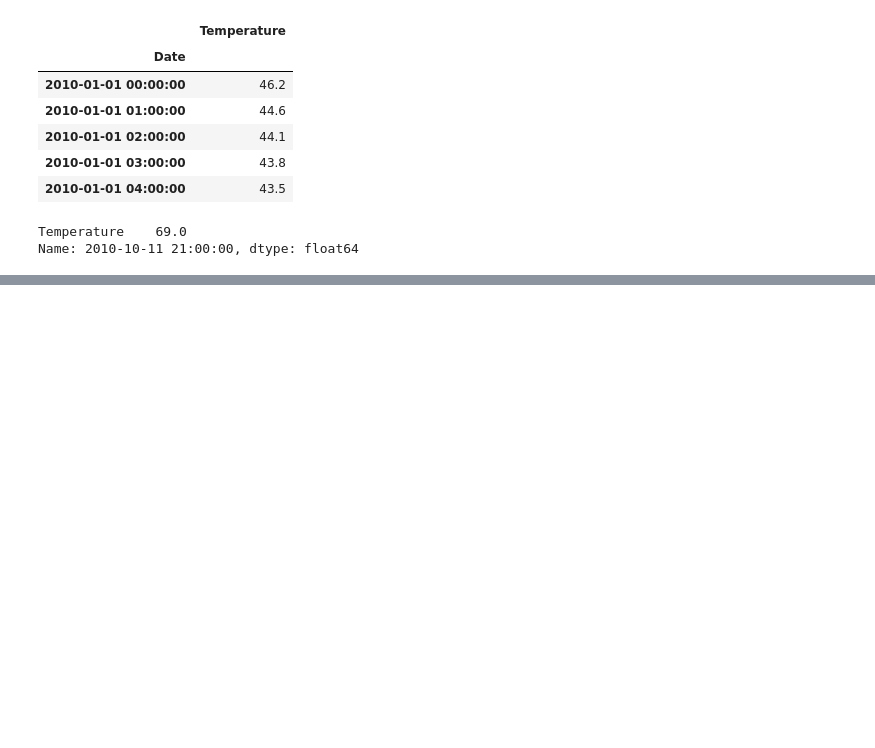
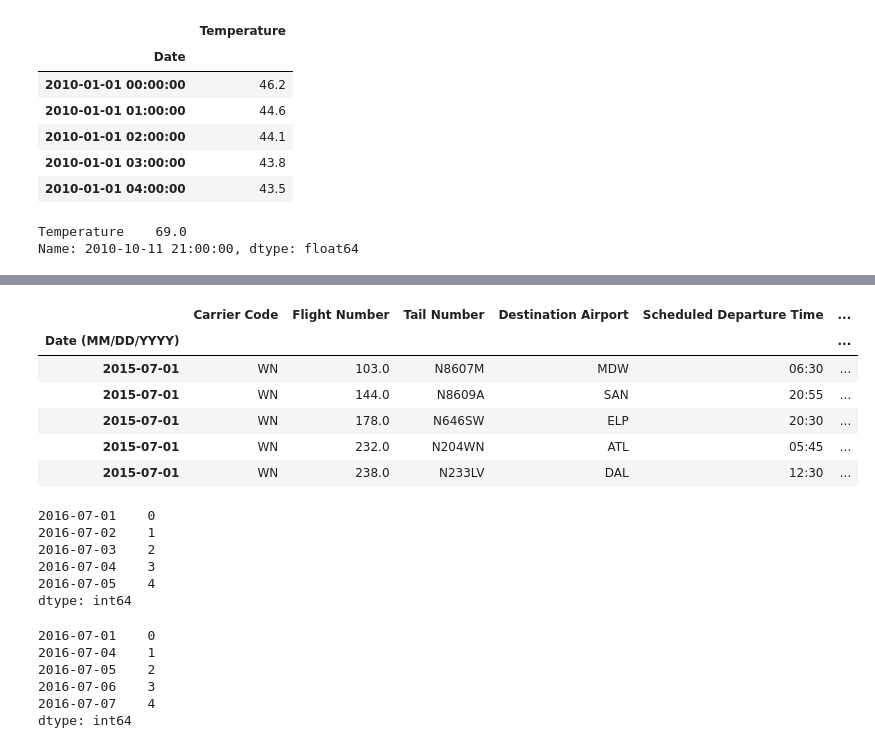
Before and after one commit to Suvamp/Datacamp-Notebooks, a Jupyter notebook: 8.pandas-foundations.ipynb, the cells around one changed output, grey strips where cells are left out. Cells and saved outputs as stored; diff of their text form; code cells hidden in the pictures; blank space fills up the shorter version.

```diff
--- a/8.pandas-foundations.ipynb
+++ b/8.pandas-foundations.ipynb
@@ -605,0 +686,11 @@ ts3 = ts0.loc['2010-12-15':'2010-12-31']
+# %%
+df = pd.read_csv('airport.csv',index_col='Date (MM/DD/YYYY)')
+df.head()
+# %% [output]
+|  | Carrier Code | Flight Number | Tail Number | Destination Airport | Scheduled Departure Time | ... |
+| Date (MM/DD/YYYY) |  |  |  |  |  | ... |
+| 2015-07-01 | WN | 103.0 | N8607M | MDW | 06:30 | ... |
+| 2015-07-01 | WN | 144.0 | N8609A | SAN | 20:55 | ... |
+| 2015-07-01 | WN | 178.0 | N646SW | ELP | 20:30 | ... |
+| 2015-07-01 | WN | 232.0 | N204WN | ATL | 05:45 | ... |
+| 2015-07-01 | WN | 238.0 | N233LV | DAL | 12:30 | ... |
@@ -605,0 +709,22 @@ ts3 = ts0.loc['2010-12-15':'2010-12-31']
+# %%
+t1 = {'2016-07-01':0,'2016-07-02':1,'2016-07-03':2,'2016-07-04':3,'2016-07-05':4}
+ts1 = pd.Series(t1)
+print(ts1)
+# %% [output]
+2016-07-01    0
+2016-07-02    1
+2016-07-03    2
+2016-07-04    3
+2016-07-05    4
+dtype: int64
+# %%
+t2 = {'2016-07-01':0,'2016-07-04':1,'2016-07-05':2,'2016-07-06':3,'2016-07-07':4}
+ts2 =  pd.Series(t2)
+print(ts2)
+# %% [output]
+2016-07-01    0
+2016-07-04    1
+2016-07-05    2
+2016-07-06    3
+2016-07-07    4
+dtype: int64
```
Also changed, not shown: parts of 14 cells of this notebook, 8 other files.
